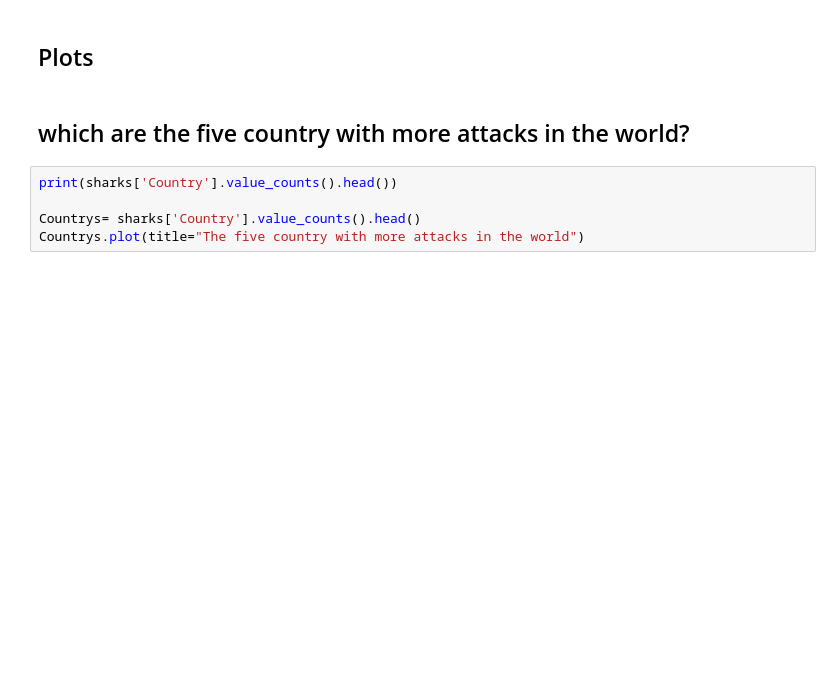
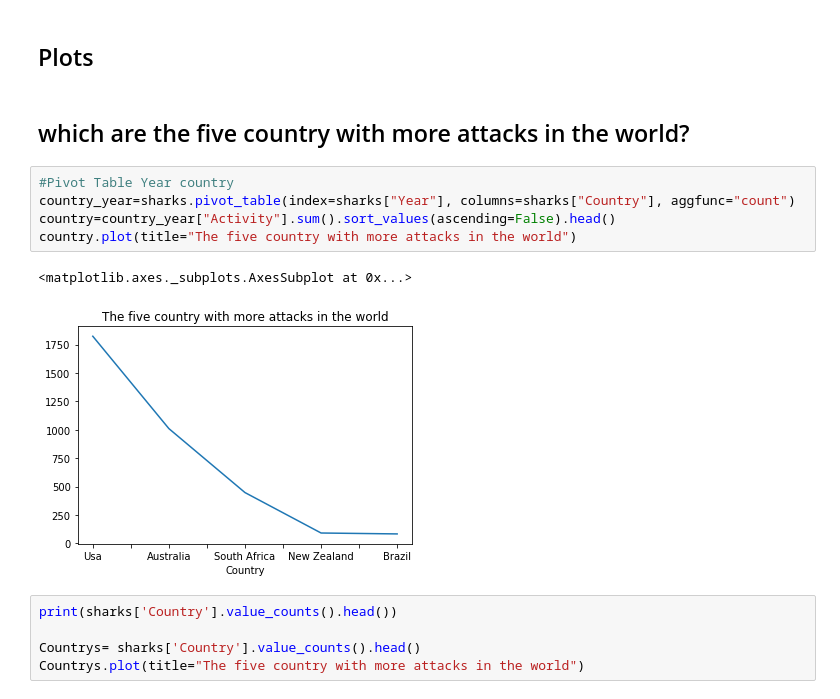
Before and after one commit to ironhack-bcn-data-june-2020/PR02-project-pandas, a Jupyter notebook: main.ipynb, the cells around one changed output. Saved outputs shown, nothing was run; the diff lists cells and outputs as text; blank space fills up the shorter version.

Commit message:
I added a pivot table

```diff
--- a/main.ipynb
+++ b/main.ipynb
@@ -175,6 +159,14 @@ sharks
 ##  Plots
 # %% [markdown]
 ## which are the five country with more attacks in the world?
+# %%
+#Pivot Table Year country
+country_year=sharks.pivot_table(index=sharks["Year"], columns=sharks["Country"], aggfunc="count")
+country=country_year["Activity"].sum().sort_values(ascending=False).head()
+country.plot(title="The five country with more attacks in the world")
+# %% [output]
+<matplotlib.axes._subplots.AxesSubplot at 0x...>
+[figure, added]
 # %%
 print(sharks['Country'].value_counts().head())
 
```
Also changed, not shown: parts of 8 cells of this notebook.
